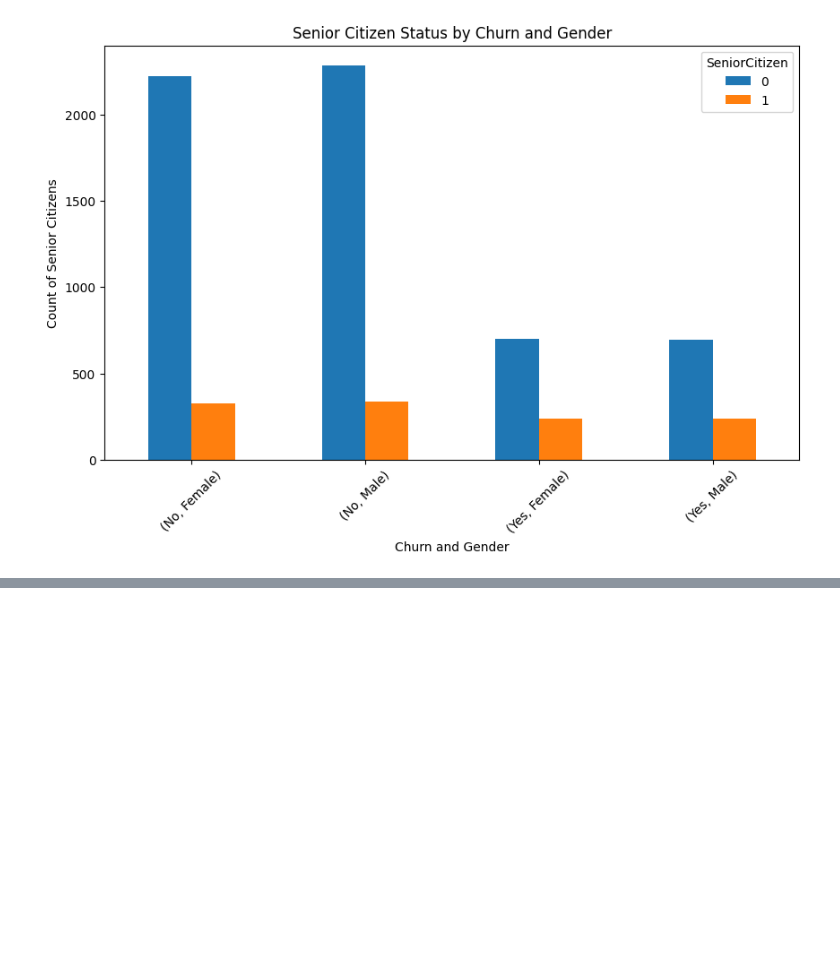
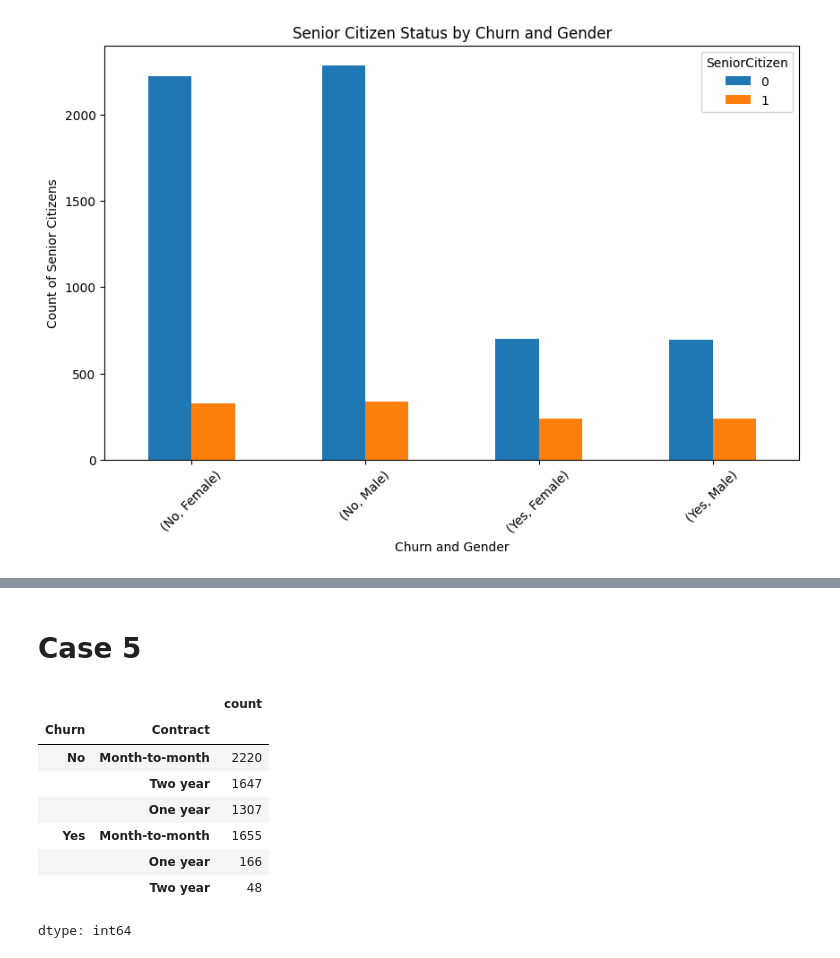
Before and after one commit to amanjangra23/Internship-task, a Jupyter notebook: ybi_task1.ipynb, the cells around one changed output, grey strips where cells are left out. Cells and saved outputs as stored; diff of their text form; code cells hidden in the pictures; blank space fills up the shorter version.

```diff
--- a/ybi_task1.ipynb
+++ b/ybi_task1.ipynb
@@ -347,0 +375,14 @@ plt.show()
+# %% [markdown]
+# **Case 5**
+# %%
+df.groupby("Churn")["Contract"].value_counts()
+# %% [output]
+|  |  | count |
+| Churn | Contract |  |
+| No | Month-to-month | 2220 |
+|  | Two year | 1647 |
+|  | One year | 1307 |
+| Yes | Month-to-month | 1655 |
+|  | One year | 166 |
+|  | Two year | 48 |
+dtype: int64
```
Also changed, not shown: parts of 10 cells of this notebook.
